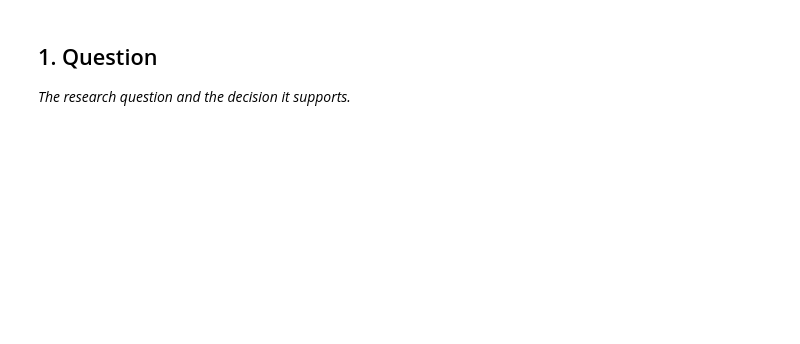
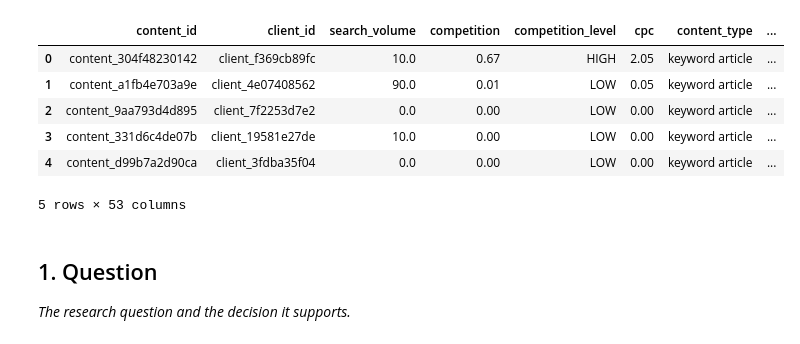
Before and after one commit to mab0bakar/flyrank-ml-internship-starter, a Jupyter notebook: work/notebooks/capstone.ipynb, the cells around one changed output. Cells and saved outputs as stored; diff of their text form; code cells hidden in the pictures; blank space fills up the shorter version.

```diff
--- a/work/notebooks/capstone.ipynb
+++ b/work/notebooks/capstone.ipynb
@@ -8,0 +31,17 @@ This skeleton is yours to fill. Work the sections **in order** — each one has
+# %%
+import duckdb
+from datasets import load_dataset
+
+# 1. Load the starter dataset directly without triggering gated HF authentication API checks
+ds = load_dataset("FlyRank/internship-starter", split="train")
+df_capstone = ds.to_pandas().head(10000)
+
+# 2. Register with DuckDB engine for SQL transformations
+con = duckdb.connect()
+con.register("capstone_data", df_capstone)
+
+# 3. Verify cleaned dataset shape and preview
+print(f"Successfully loaded {len(df_capstone):,} rows of real search performance data!")
+print(f"Columns available: {list(df_capstone.columns)}")
+df_capstone.head()
+# %% [output]
@@ -9,3 +50,10 @@ This skeleton is yours to fill. Work the sections **in order** — each one has
+|  | content_id | client_id | search_volume | competition | competition_level | cpc | content_type | ... |
+| 0 | content_304f48230142 | client_f369cb89fc | 10.0 | 0.67 | HIGH | 2.05 | keyword article | ... |
+| 1 | content_a1fb4e703a9e | client_4e07408562 | 90.0 | 0.01 | LOW | 0.05 | keyword article | ... |
+| 2 | content_9aa793d4d895 | client_7f2253d7e2 | 0.0 | 0.00 | LOW | 0.00 | keyword article | ... |
+| 3 | content_331d6c4de07b | client_19581e27de | 10.0 | 0.00 | LOW | 0.00 | keyword article | ... |
+| 4 | content_d99b7a2d90ca | client_3fdba35f04 | 0.0 | 0.00 | LOW | 0.00 | keyword article | ... |
+5 rows × 53 columns
 # %% [markdown]
 ## 1. Question
 
```
Also changed, not shown: parts of 6 cells of this notebook.
